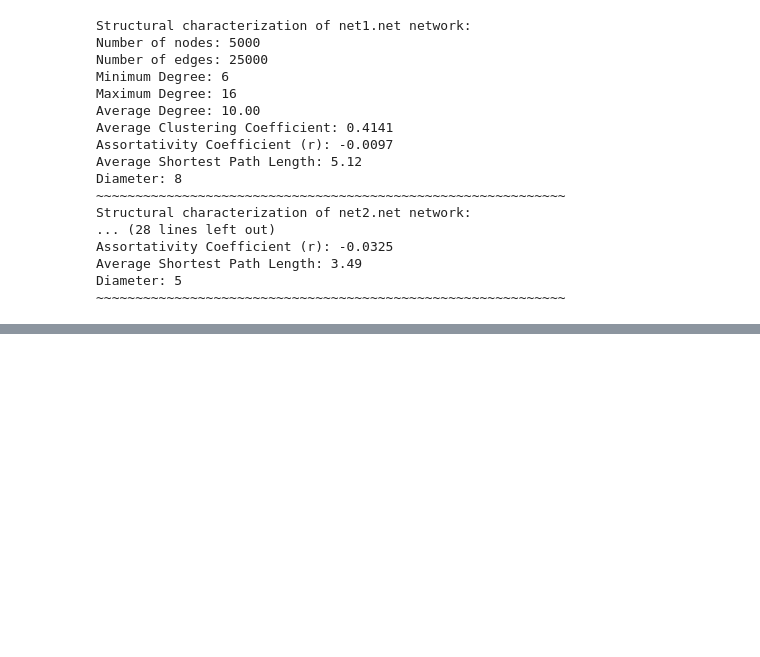
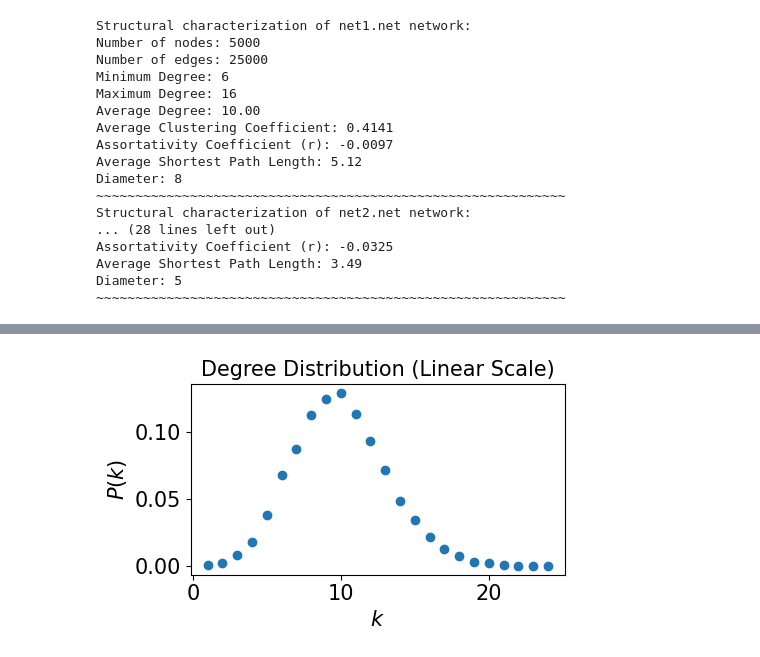
Before and after one commit to sarmijavier/complex_networks_assigments, a Jupyter notebook: activity_1/a1_structural_descriptors_of_complex_networks.ipynb, the cells around one changed output, grey strips where cells are left out. Saved outputs shown, nothing was run; the diff lists cells and outputs as text; code cells hidden in the pictures; blank space fills up the shorter version.

```diff
--- a/activity_1/a1_structural_descriptors_of_complex_networks.ipynb
+++ b/activity_1/a1_structural_descriptors_of_complex_networks.ipynb
@@ -80,0 +111,4 @@ Diameter: 5
+# %%
+degree_distribution(G_net2)
+# %% [output]
+[figure, added]
```
Also changed, not shown: parts of 8 cells of this notebook.
